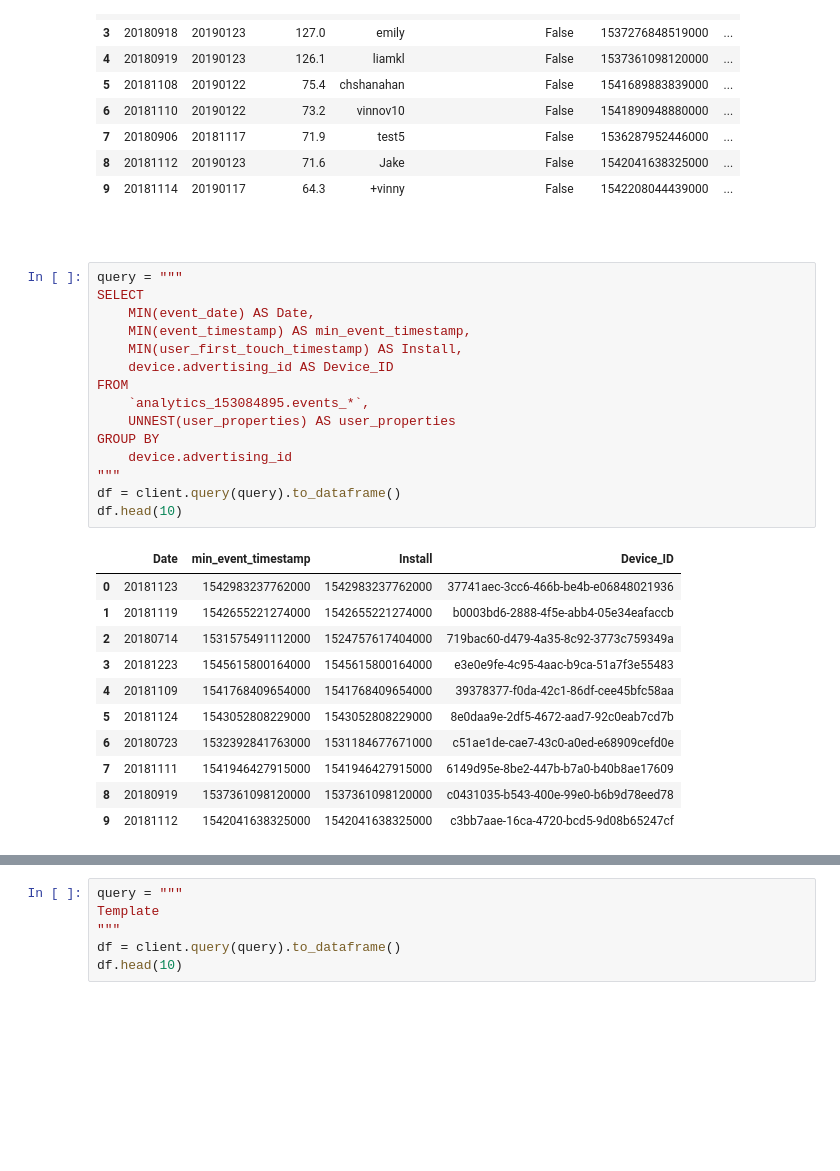
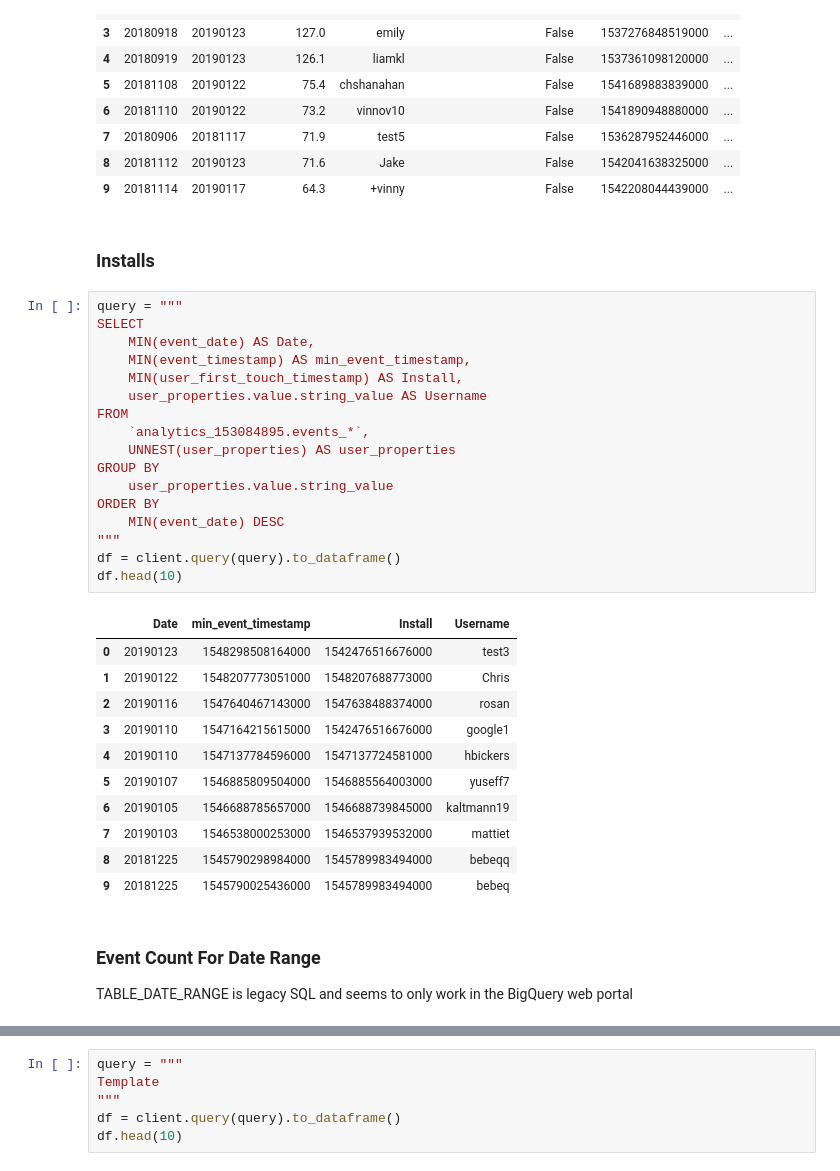
Before and after one commit to HeyCharlie2016/analysis, a Jupyter notebook: notebooks/SQLLibrary.ipynb, the cells around one changed output, grey strips where cells are left out. Saved outputs shown, nothing was run; the diff lists cells and outputs as text; blank space fills up the shorter version.

Commit message:
Adding to the SQL Query Library

```diff
--- a/notebooks/SQLLibrary.ipynb
+++ b/notebooks/SQLLibrary.ipynb
@@ -265,31 +292,37 @@ df.head(10)
 | 8 | 20181112 | 20190123 | 71.6 | Jake | False | 1542041638325000 | ... |
 | 9 | 20181114 | 20190117 | 64.3 | +vinny | False | 1542208044439000 | ... |
 # %% [markdown]
-###
+### Installs
 # %%
 query = """
 SELECT
     MIN(event_date) AS Date,
     MIN(event_timestamp) AS min_event_timestamp,
     MIN(user_first_touch_timestamp) AS Install,
-    device.advertising_id AS Device_ID
+    user_properties.value.string_value AS Username
 FROM
     `analytics_153084895.events_*`,
     UNNEST(user_properties) AS user_properties
 GROUP BY
-    device.advertising_id
+    user_properties.value.string_value
+ORDER BY
+    MIN(event_date) DESC
 """
 df = client.query(query).to_dataframe()
 df.head(10)
 # %% [output]
-|  | Date | min_event_timestamp | Install | Device_ID |
-| 0 | 20181123 | 1542983237762000 | 1542983237762000 | 37741aec-3cc6-466b-be4b-e06848021936 |
-| 1 | 20181119 | 1542655221274000 | 1542655221274000 | b0003bd6-2888-4f5e-abb4-05e34eafaccb |
-| 2 | 20180714 | 1531575491112000 | 1524757617404000 | 719bac60-d479-4a35-8c92-3773c759349a |
-| 3 | 20181223 | 1545615800164000 | 1545615800164000 | e3e0e9fe-4c95-4aac-b9ca-51a7f3e55483 |
-| 4 | 20181109 | 1541768409654000 | 1541768409654000 | 39378377-f0da-42c1-86df-cee45bfc58aa |
-| 5 | 20181124 | 1543052808229000 | 1543052808229000 | 8e0daa9e-2df5-4672-aad7-92c0eab7cd7b |
-| 6 | 20180723 | 1532392841763000 | 1531184677671000 | c51ae1de-cae7-43c0-a0ed-e68909cefd0e |
-| 7 | 20181111 | 1541946427915000 | 1541946427915000 | 6149d95e-8be2-447b-b7a0-b40b8ae17609 |
-| 8 | 20180919 | 1537361098120000 | 1537361098120000 | c0431035-b543-400e-99e0-b6b9d78eed78 |
-| 9 | 20181112 | 1542041638325000 | 1542041638325000 | c3bb7aae-16ca-4720-bcd5-9d08b65247cf |
+|  | Date | min_event_timestamp | Install | Username |
+| 0 | 20190123 | 1548298508164000 | 1542476516676000 | test3 |
+| 1 | 20190122 | 1548207773051000 | 1548207688773000 | Chris |
+| 2 | 20190116 | 1547640467143000 | 1547638488374000 | rosan |
+| 3 | 20190110 | 1547164215615000 | 1542476516676000 | google1 |
+| 4 | 20190110 | 1547137784596000 | 1547137724581000 | hbickers |
+| 5 | 20190107 | 1546885809504000 | 1546885564003000 | yuseff7 |
+| 6 | 20190105 | 1546688785657000 | 1546688739845000 | kaltmann19 |
+| 7 | 20190103 | 1546538000253000 | 1546537939532000 | mattiet |
+| 8 | 20181225 | 1545790298984000 | 1545789983494000 | bebeqq |
+| 9 | 20181225 | 1545790025436000 | 1545789983494000 | bebeq |
+# %% [markdown]
+### Event Count For Date Range
+
+TABLE_DATE_RANGE is legacy SQL and seems to only work in the BigQuery web portal
```
Also changed, not shown: parts of 22 cells of this notebook.
